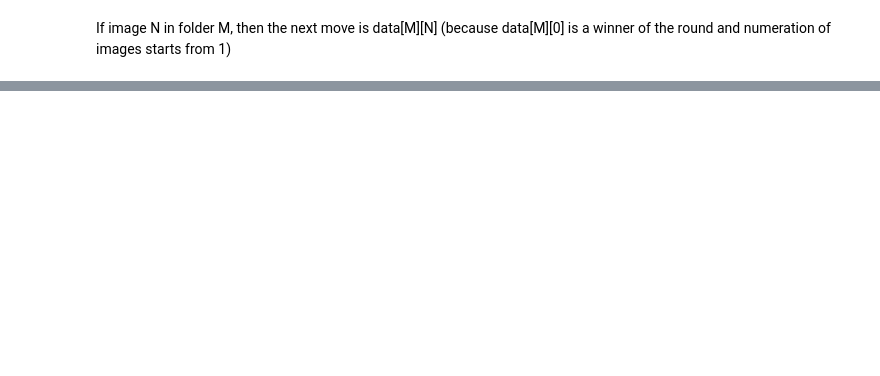
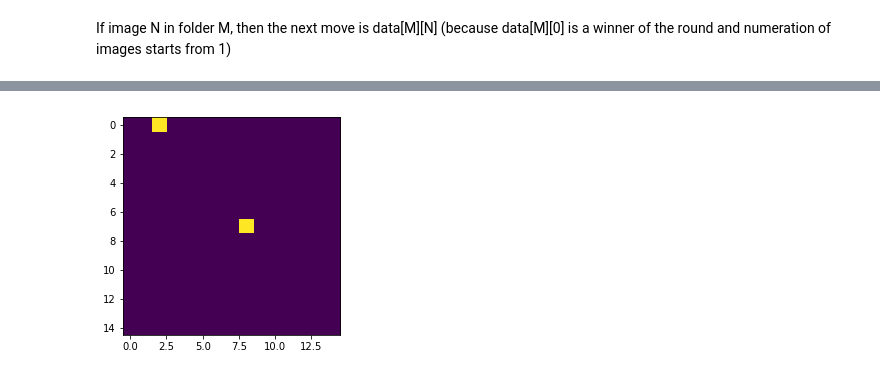
Before and after one commit to ahmados/renju, a Jupyter notebook: intro.ipynb, the cells around one changed output, grey strips where cells are left out. Cells and saved outputs as stored; diff of their text form; code cells hidden in the pictures; blank space fills up the shorter version.

```diff
--- a/intro.ipynb
+++ b/intro.ipynb
@@ -165,0 +273,21 @@ model.summary()
+# %%
+def image_predict(model, pos, i):
+    vec = model.predict(pos)
+#     move = np.argmax(model.predict(pos)
+    move = 0
+    xy = 0
+    for m in vec[0]:
+        if (m > move) and (pos[i][xy // 15][xy % 15][0] == 0):
+            move = xy
+        xy += 1
+    image = np.zeros((15, 15))
+    for k in range(15):
+        for j in range(15):
+            image[k][j] = pos[i][k][j][0]
+    image[move // 15][move % 15] = 255
+    plt.imshow(image)
+    return image
+# %%
+image = image_predict(model, pos, 0)
+# %% [output]
+[figure, added]
```
Also changed, not shown: parts of 46 cells of this notebook.
